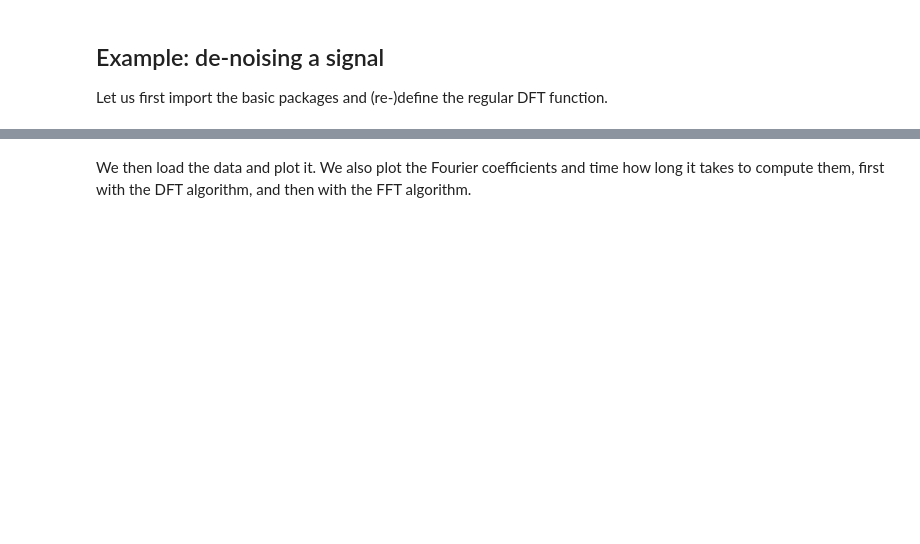
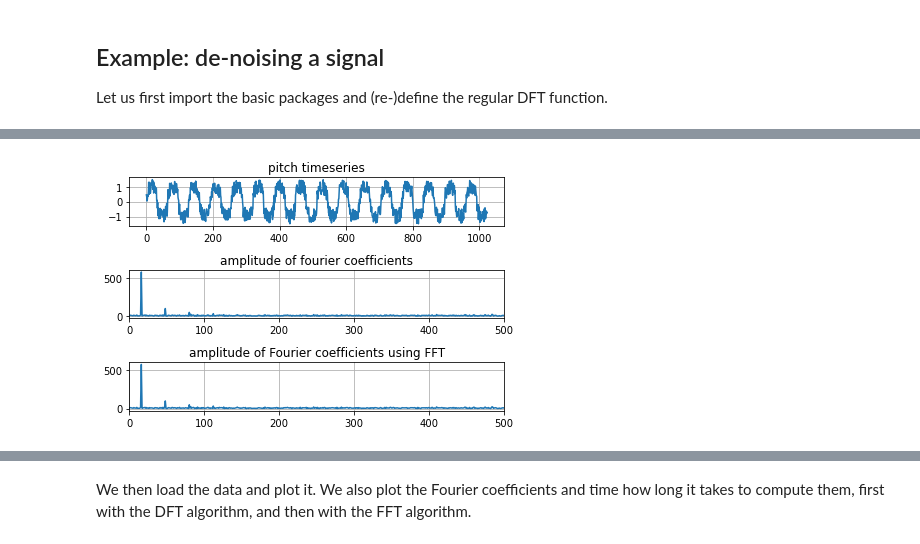
Before and after one commit to PHY407-UofT/lectures-2021, a Jupyter notebook: Lecture05/L05-FourierTransforms.ipynb, the cells around one changed output, grey strips where cells are left out. Cells and saved outputs as stored; diff of their text form; code cells hidden in the pictures; blank space fills up the shorter version.

```diff
--- a/Lecture05/L05-FourierTransforms.ipynb
+++ b/Lecture05/L05-FourierTransforms.ipynb
@@ -62,6 +63,6 @@ Note how, for $y(x)\in \mathbb{R}$,
 * If $y(x)\in \mathbb{R}$, then we only need $N/2 + 1$ ($N$ even) or $(N+1)/2$ ($N$ odd) points to actually know the DFT.
 * Python's `N//2+1` will give you this number.
 # %%
-N = 3
-print('N//2+1 = ' + str(N//2 + 1))
+N = 9
+N//2 + 1
 # %% [output]
@@ -198,3 +369,97 @@ def dft(y):
         for n in range(N):
             c[k] += y[n]*np.exp(-2j*pi*k*n/N)
     return c
+
+
+# plot time series and dft
+y = plt.loadtxt("pitch.txt", float)
+plt.subplot(3, 1, 1)
+plt.plot(y)
+plt.title('pitch timeseries')
+plt.grid()
+
+dft_time = time()
+c = dft(y)
+dft_time = time() - dft_time
+
+plt.subplot(3, 1, 2)
+plt.plot(abs(c))
+plt.title('amplitude of fourier coefficients')
+plt.xlim(0, 500)
+plt.grid()
+
+# ------------------
+# now do it again with FFT
+fft_time = time()
+c2 = rfft(y)
+fft_time = time() - fft_time
+
+# compare home made dft with fft performance
+print('dft time {0:10.2e} and fft time {1:10.2e}'.format(dft_time, fft_time))
+
+# plot
+plt.subplot(3, 1, 3)
+plt.plot(abs(c2))
+plt.title('amplitude of Fourier coefficients using FFT')
+plt.xlim(0, 500)
+plt.grid()
+plt.tight_layout()
+
+print('maximum  |c2-c|: ', max(abs(c2-c)))
+
+# now do things with proper time dimensions and filter out desired frequencies
+# sampling frequency for audio signal
+f = 44100.0  # Hz
+# related temporal sample
+dt = 1/f  # s
+# length of vector
+N = len(y)
+# length of interval
+T = N*dt
+# convert to (angular) frequency
+freq = np.arange(N/2+1)*2*pi/T
+# dimensional time axis
+t = np.arange(N)*dt
+# sort on maximum frequency
+MaxFreqs = np.argsort(abs(c2)**2)  # get indexes of largest three frequencies
+MaxFreqs = MaxFreqs[-1:-4:-1]  # retain only top three
+print('top three frequencies and their amplitudes:')
+print('{0:10.2f} {1:10.2f} {2:10.2f} Hz'.format(
+    freq[MaxFreqs[0]]/(2*pi), freq[MaxFreqs[1]]/(2*pi),
+    freq[MaxFreqs[2]]/(2*pi)))
+print('{0:10.2f} {1:10.2f} {2:10.2f}'.format(
+    abs(c2[MaxFreqs[0]]), abs(c2[MaxFreqs[1]]), abs(c2[MaxFreqs[2]])))
+
+# create a filtered array
+c2_filt = np.copy(c2[:])
+# zero out desired indices
+c2_filt[MaxFreqs] = 0.0
+# transform back to time domain
+y_filt = irfft(c2_filt)
+
+# now plot things dimensionally
+plt.figure(2, figsize=(6, 10))
+plt.subplot(2, 1, 1)
+plt.plot(t, y, t, y_filt)
+plt.xlabel('t(s)')
+plt.title('pitch timeseries')
+plt.grid()
+
+plt.subplot(2, 1, 2)
+plt.plot(freq/(2*pi), abs(c2), freq/(2*pi), abs(c2_filt))
+plt.title('amplitude of fourier coefficients')
+plt.xlim((0, 3000))
+plt.xlabel('f (Hz)')
+plt.grid()
+
+plt.tight_layout()
+plt.show()
+plt.savefig('filtering_lab5.pdf')
+
+plt.figure(3)
+# let's plot the cleaned up time series too - just for fun
+plt.plot(t, y-y_filt)
+plt.xlabel('t(s)')
+plt.title('pitch timeseries after removing lower amplitude signals')
+plt.grid()
+# %% [output]
@@ -200,0 +471 @@ def dft(y):
+[figure, added]
```
Also changed, not shown: parts of 32 cells of this notebook.
